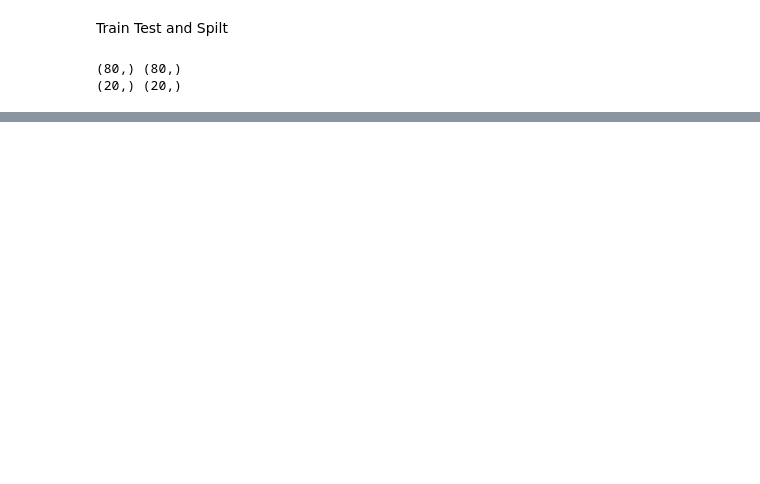
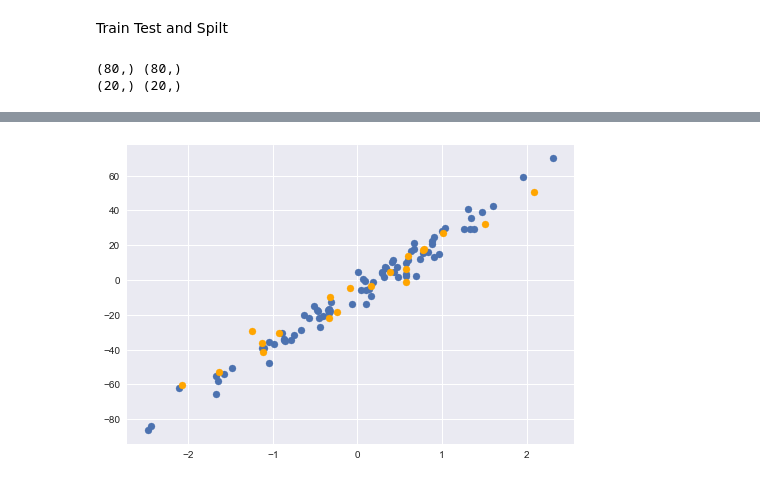
Before and after one commit to shreyabhalgat/Machine-Learning-Essentials, a Jupyter notebook: Section 3-Linear Regression/Linear Regression.ipynb, the cells around one changed output, grey strips where cells are left out. Drawn from its saved outputs; the diff is of its cells as text; code cells hidden in the pictures; blank space fills up the shorter version.

```diff
--- a/Section 3-Linear Regression/Linear Regression.ipynb
+++ b/Section 3-Linear Regression/Linear Regression.ipynb
@@ -95,0 +148,6 @@ plt.show()
+# %%
+plt.scatter(XT,yT)
+plt.scatter(Xt,yt,color='orange')
+plt.show()
+# %% [output]
+[figure, added]
```
Also changed, not shown: parts of 19 cells of this notebook.
